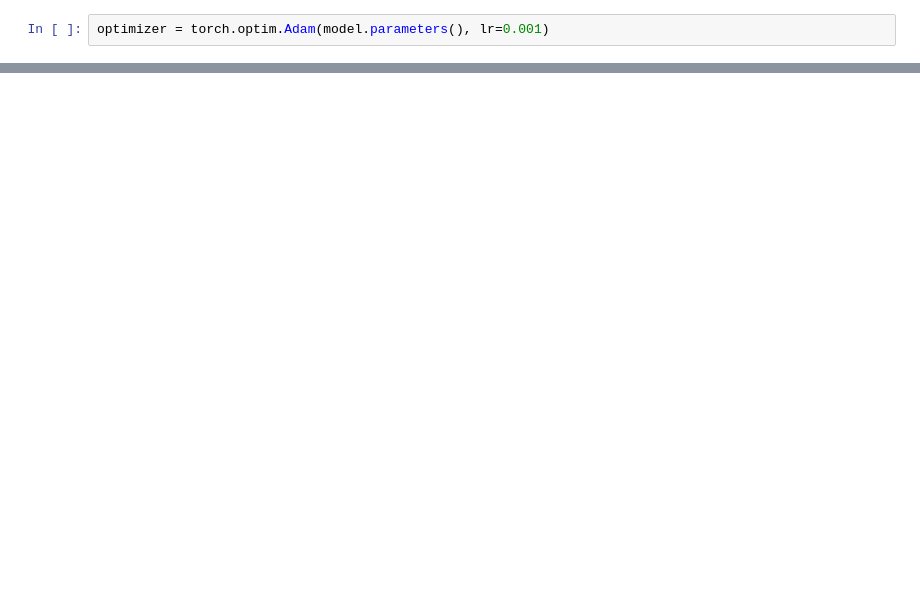
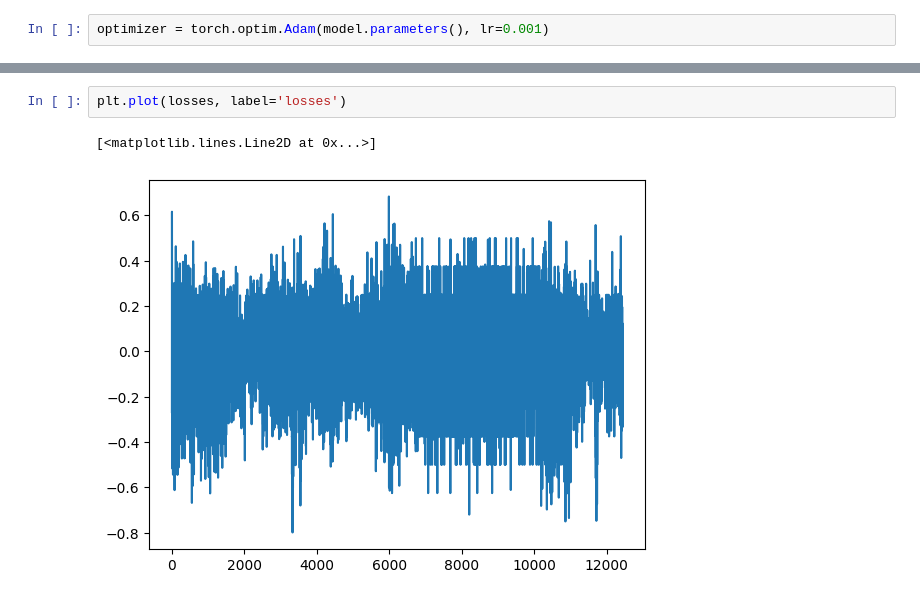
Before and after one commit to freQuensy23-coder/face_detection, a Jupyter notebook: main.ipynb, the cells around one changed output, grey strips where cells are left out. Cells and saved outputs as stored; diff of their text form; blank space fills up the shorter version.

```diff
--- a/main.ipynb
+++ b/main.ipynb
@@ -252,0 +310,5 @@ RuntimeError: a Tensor with 20 elements cannot be converted to Scalar
+# %%
+plt.plot(losses, label='losses')
+# %% [output]
+[<matplotlib.lines.Line2D at 0x...>]
+[figure, added]
```
Also changed, not shown: parts of 17 cells of this notebook.
